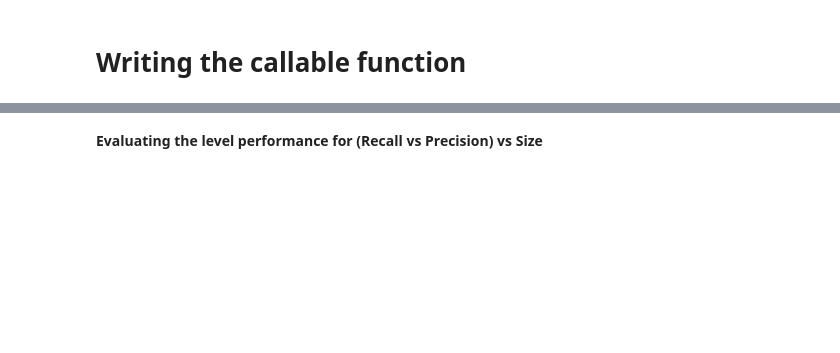
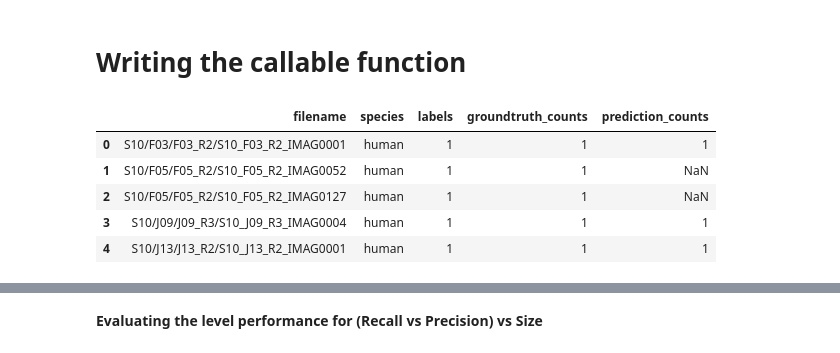
Before and after one commit to Manish-rai21bit/camera-trap-detection, a Jupyter notebook: EDA_and_ModelEvaluation/Evaluations_for_species_detection.ipynb, the cells around one changed output, grey strips where cells are left out. Drawn from its saved outputs; the diff is of its cells as text; code cells hidden in the pictures; blank space fills up the shorter version.

```diff
--- a/EDA_and_ModelEvaluation/Evaluations_for_species_detection.ipynb
+++ b/EDA_and_ModelEvaluation/Evaluations_for_species_detection.ipynb
@@ -203,5 +203,14 @@ Confusion matrix, without normalization
 # %% [markdown]
 # Writing the callable function
+# %%
+df_pred_gt_consolidated.head()
+# %% [output]
+|  | filename | species | labels | groundtruth_counts | prediction_counts |
+| 0 | S10/F03/F03_R2/S10_F03_R2_IMAG0001 | human | 1 | 1 | 1 |
+| 1 | S10/F05/F05_R2/S10_F05_R2_IMAG0052 | human | 1 | 1 | NaN |
+| 2 | S10/F05/F05_R2/S10_F05_R2_IMAG0127 | human | 1 | 1 | NaN |
+| 3 | S10/J09/J09_R3/S10_J09_R3_IMAG0004 | human | 1 | 1 | 1 |
+| 4 | S10/J13/J13_R2/S10_J13_R2_IMAG0001 | human | 1 | 1 | 1 |
 # %% [raw]
 %%writefile model_evaluation_metrics.py
 # importing the necessary librabies
```
Also changed, not shown: parts of 5 cells of this notebook, 1 other file.
